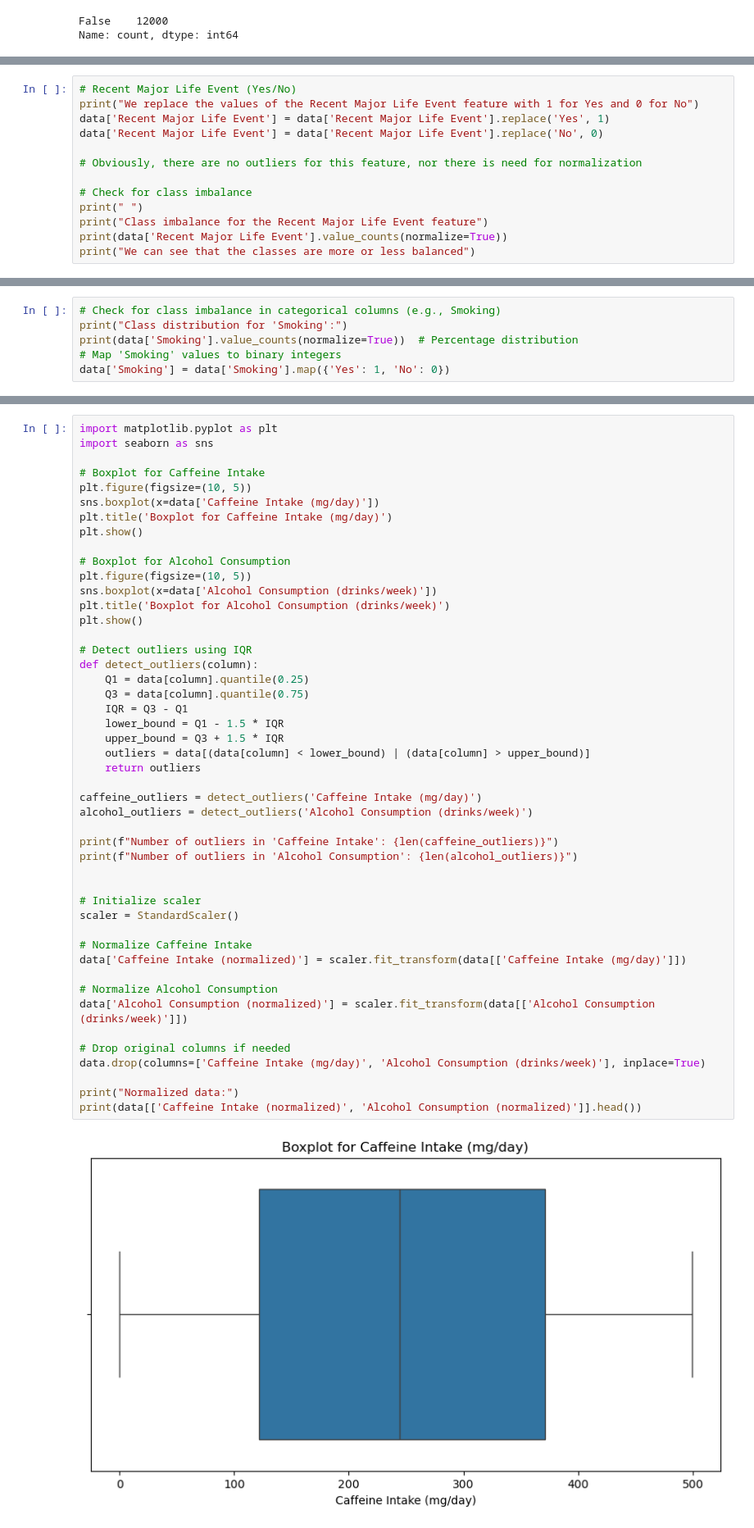
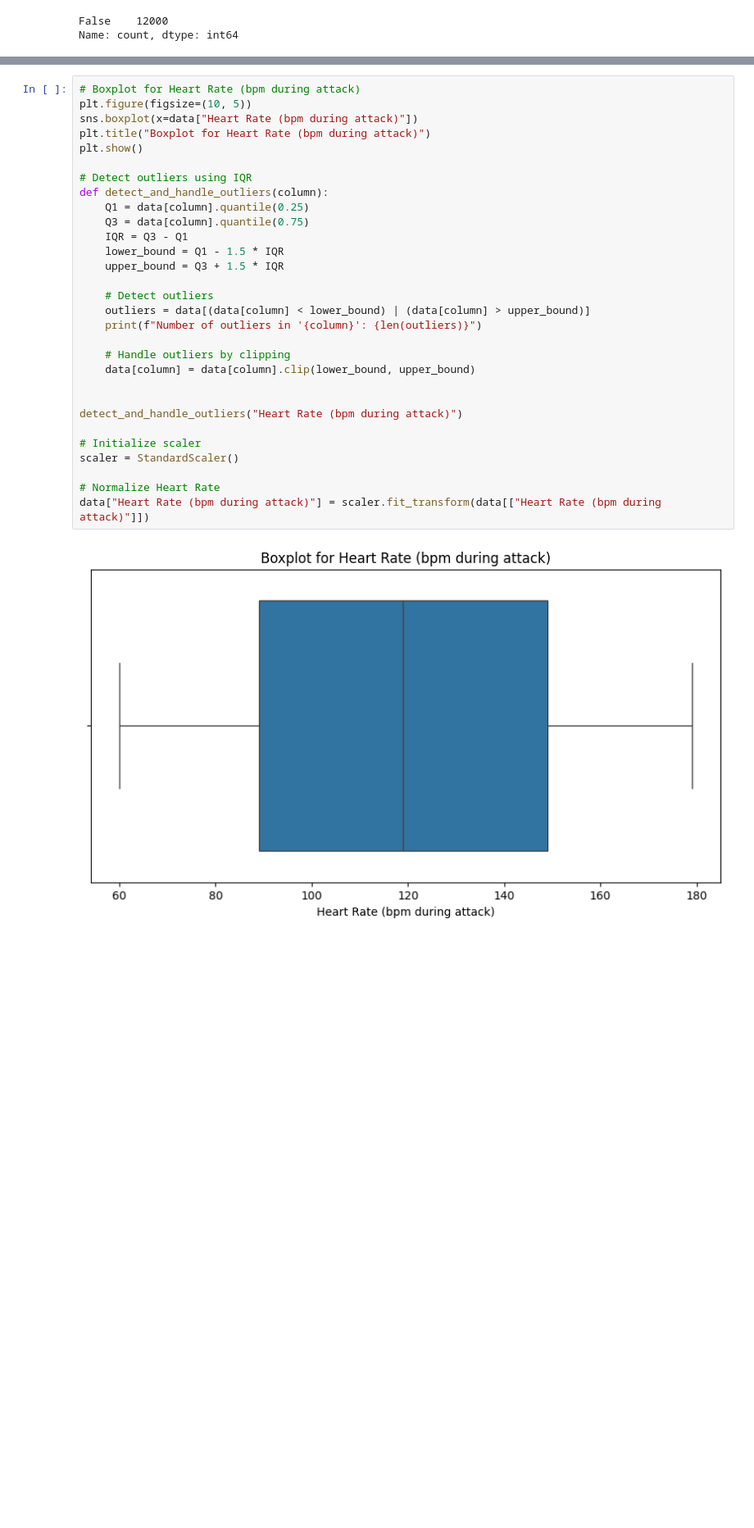
Before and after one commit to 100495761/MSE446, a Jupyter notebook: main.ipynb, the cells around one changed output, grey strips where cells are left out. Shown at 82% size. Cells and saved outputs as stored; diff of their text form; blank space fills up the shorter version.

Commit message:
Data Preprocessing columnas 10-14

```diff
--- a/main.ipynb
+++ b/main.ipynb
@@ -125,13 +63,0 @@ We check for outliers in the Therapy Sessions (per month) feature
-# %%
-# Recent Major Life Event (Yes/No)
-print("We replace the values of the Recent Major Life Event feature with 1 for Yes and 0 for No")
-data['Recent Major Life Event'] = data['Recent Major Life Event'].replace('Yes', 1)
-data['Recent Major Life Event'] = data['Recent Major Life Event'].replace('No', 0)
-
-# Obviously, there are no outliers for this feature, nor there is need for normalization
-
-# Check for class imbalance
-print(" ")
-print("Class imbalance for the Recent Major Life Event feature")
-print(data['Recent Major Life Event'].value_counts(normalize=True))
-print("We can see that the classes are more or less balanced")
@@ -220,6 +99,0 @@ Updated dataset with encoded 'Occupation'
-# %%
-# Check for class imbalance in categorical columns (e.g., Smoking)
-print("Class distribution for 'Smoking':")
-print(data['Smoking'].value_counts(normalize=True))  # Percentage distribution
-# Map 'Smoking' values to binary integers
-data['Smoking'] = data['Smoking'].map({'Yes': 1, 'No': 0})
@@ -234,49 +100,32 @@ Name: proportion, dtype: float64
 # %%
-import matplotlib.pyplot as plt
-import seaborn as sns
-
-# Boxplot for Caffeine Intake
+# Boxplot for Heart Rate (bpm during attack)
 plt.figure(figsize=(10, 5))
-sns.boxplot(x=data['Caffeine Intake (mg/day)'])
-plt.title('Boxplot for Caffeine Intake (mg/day)')
-plt.show()
-
-# Boxplot for Alcohol Consumption
-plt.figure(figsize=(10, 5))
-sns.boxplot(x=data['Alcohol Consumption (drinks/week)'])
-plt.title('Boxplot for Alcohol Consumption (drinks/week)')
+sns.boxplot(x=data["Heart Rate (bpm during attack)"])
+plt.title("Boxplot for Heart Rate (bpm during attack)")
 plt.show()
 
 # Detect outliers using IQR
-def detect_outliers(column):
+def detect_and_handle_outliers(column):
     Q1 = data[column].quantile(0.25)
     Q3 = data[column].quantile(0.75)
     IQR = Q3 - Q1
     lower_bound = Q1 - 1.5 * IQR
     upper_bound = Q3 + 1.5 * IQR
+
+    # Detect outliers
     outliers = data[(data[column] < lower_bound) | (data[column] > upper_bound)]
-    return outliers
+    print(f"Number of outliers in '{column}': {len(outliers)}")
 
-caffeine_outliers = detect_outliers('Caffeine Intake (mg/day)')
-alcohol_outliers = detect_outliers('Alcohol Consumption (drinks/week)')
+    # Handle outliers by clipping
+    data[column] = data[column].clip(lower_bound, upper_bound)
 
-print(f"Number of outliers in 'Caffeine Intake': {len(caffeine_outliers)}")
-print(f"Number of outliers in 'Alcohol Consumption': {len(alcohol_outliers)}")
 
+detect_and_handle_outliers("Heart Rate (bpm during attack)")
 
 # Initialize scaler
 scaler = StandardScaler()
 
-# Normalize Caffeine Intake
-data['Caffeine Intake (normalized)'] = scaler.fit_transform(data[['Caffeine Intake (mg/day)']])
-
-# Normalize Alcohol Consumption
-data['Alcohol Consumption (normalized)'] = scaler.fit_transform(data[['Alcohol Consumption (drinks/week)']])
-
-# Drop original columns if needed
-data.drop(columns=['Caffeine Intake (mg/day)', 'Alcohol Consumption (drinks/week)'], inplace=True)
-
-print("Normalized data:")
-print(data[['Caffeine Intake (normalized)', 'Alcohol Consumption (normalized)']].head())
+# Normalize Heart Rate
+data["Heart Rate (bpm during attack)"] = scaler.fit_transform(data[["Heart Rate (bpm during attack)"]])
 # %% [output]
-[figure, old version]
+[figure, new version]
```
Also changed, not shown: parts of 20 cells of this notebook.
